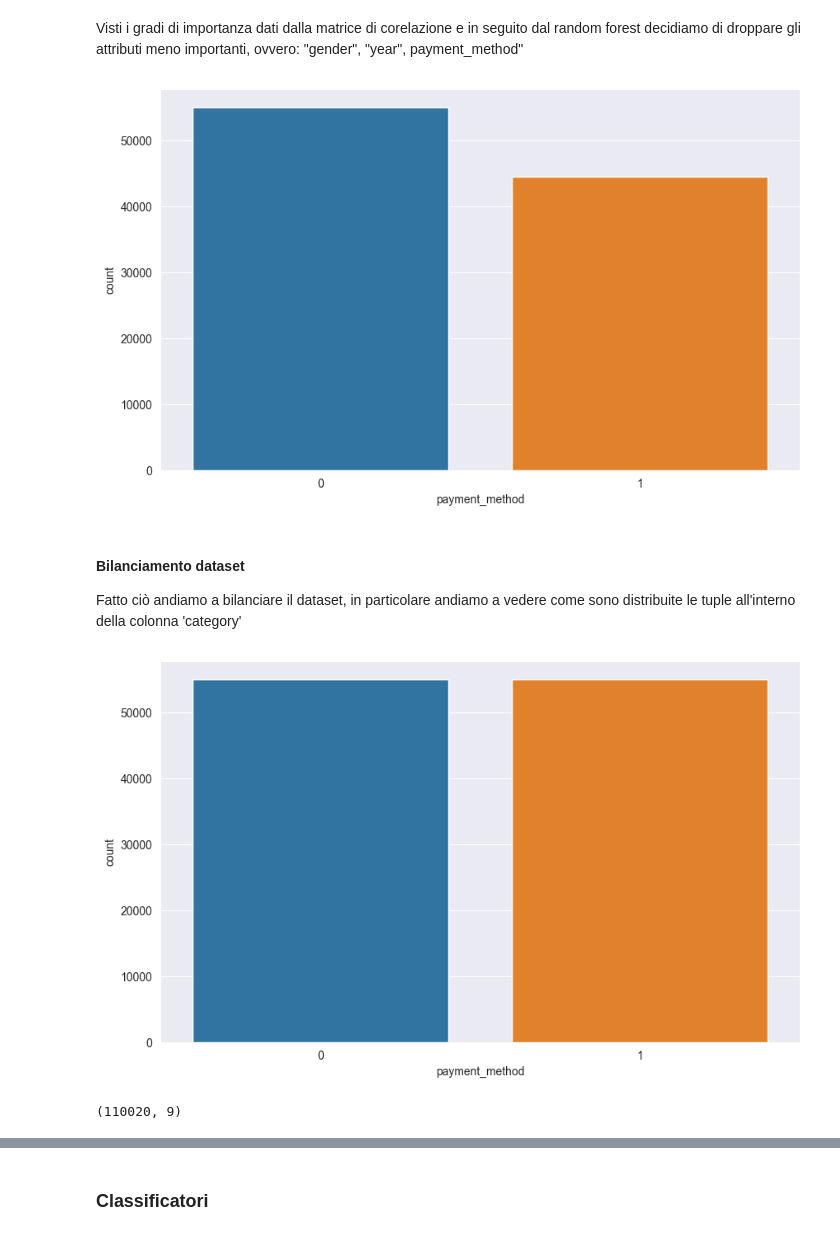
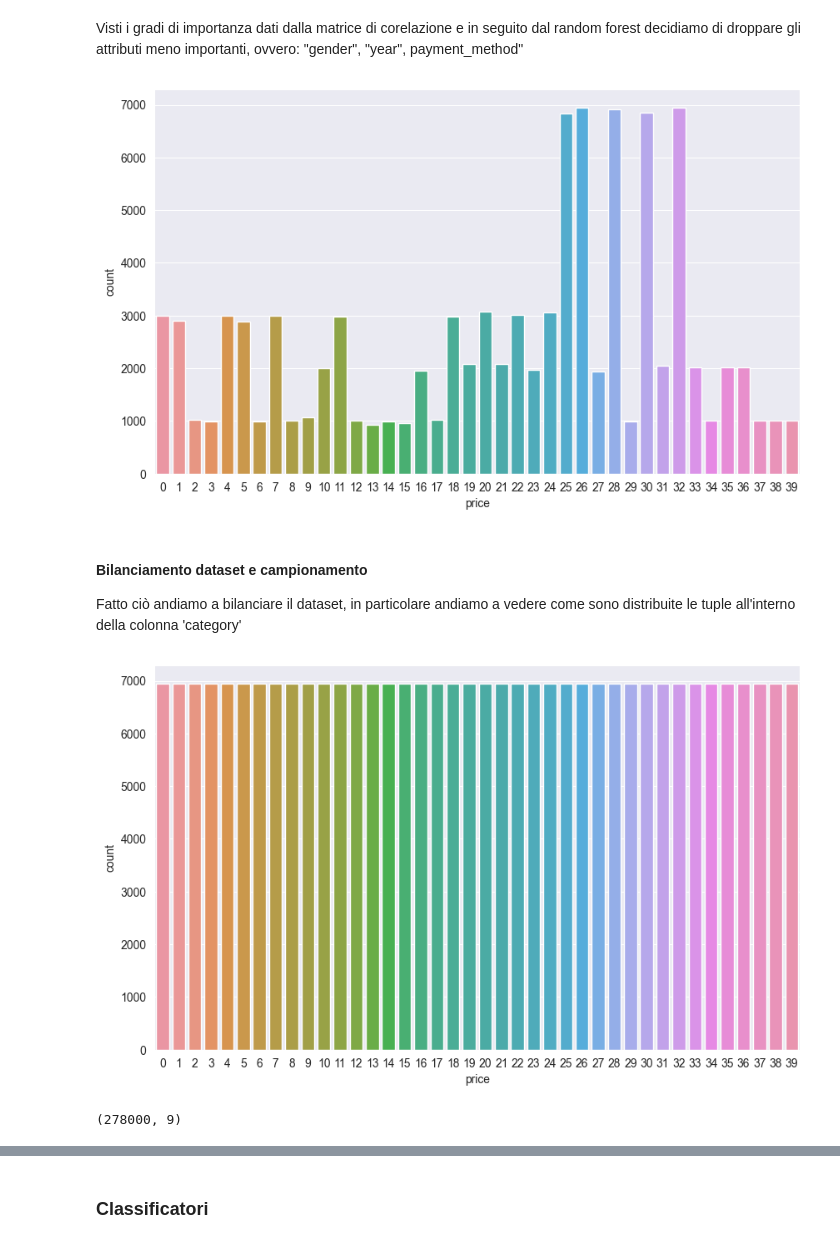
Before and after one commit to pasquale9197/Rainfall-prediction-in-Australia-a-Data-Mining-project, a Jupyter notebook: CustomerShopping progettoDataMining.ipynb, the cells around one changed output, grey strips where cells are left out. Cells and saved outputs as stored; diff of their text form; code cells hidden in the pictures.

```diff
--- a/CustomerShopping progettoDataMining.ipynb
+++ b/CustomerShopping progettoDataMining.ipynb
@@ -445,7 +446,7 @@ plt.show()
 # %% [markdown]
 Data la matrice di correlazione andiamo ad usare il RandomForest per capire il grado di importanza delle feautures
 # %%
-attr = 'payment_method'
+attr = 'price'
 df_encoded_y = df_encoded[attr]
 df_encoded_x = df_encoded.drop(attr, axis=1)
 forest = RandomForestClassifier()
@@ -471,27 +472,32 @@ df_final.to_csv('df_final.csv', index=False)
 plt.figure(figsize=(10,6))
 ax = sb.countplot(x=df_final[attr])
 # %% [output]
-[figure, old version]
+[figure, new version]
 # %% [markdown]
-#### Bilanciamento dataset
+#### Bilanciamento dataset e campionamento
 Fatto ciò andiamo a bilanciare il dataset, in particolare andiamo a vedere come sono distribuite le tuple all'interno della colonna 'category'
 # %%
 dfBalanced = df_final.copy()
 
-x = dfBalanced.drop(attr, axis=1)
-y = dfBalanced[attr]
+X_class = dfBalanced.drop(attr, axis=1)
+y_class = dfBalanced[attr]
 
-oversampler = RandomOverSampler()
-x_oversampled, y_oversampled = oversampler.fit_resample(x,y)
-oversampled_df = pd.concat([x_oversampled,y_oversampled], axis=1)
+#oversampler = RandomOverSampler()
+#x_oversampled, y_oversampled = oversampler.fit_resample(x,y)
+
 #oversampled_df = dfBalanced.copy()
+
+#ax = ax.set_xticklabels(['Clothing', 'Cosmetics', 'Food & Beverage', 'Toys', 'Shoes', 'Souvenir', 'Technology', 'Books'])
+
+smote = SMOTE(random_state=35)
+X_smote_class, y_smote_class = smote.fit_resample(X_class, y_class)
+oversampled_df = pd.concat([X_smote_class,y_smote_class], axis=1)
 plt.figure(figsize=(10,6))
 ax = sb.countplot(x=oversampled_df[attr])
-#ax = ax.set_xticklabels(['Clothing', 'Cosmetics', 'Food & Beverage', 'Toys', 'Shoes', 'Souvenir', 'Technology', 'Books'])
 # %% [output]
-[figure, old version]
+[figure, new version]
 # %%
 oversampled_df.shape
 # %% [output]
-(110020, 9)
+(278000, 9)
 # %%
```
Also changed, not shown: parts of 45 cells of this notebook, 5 other files.
